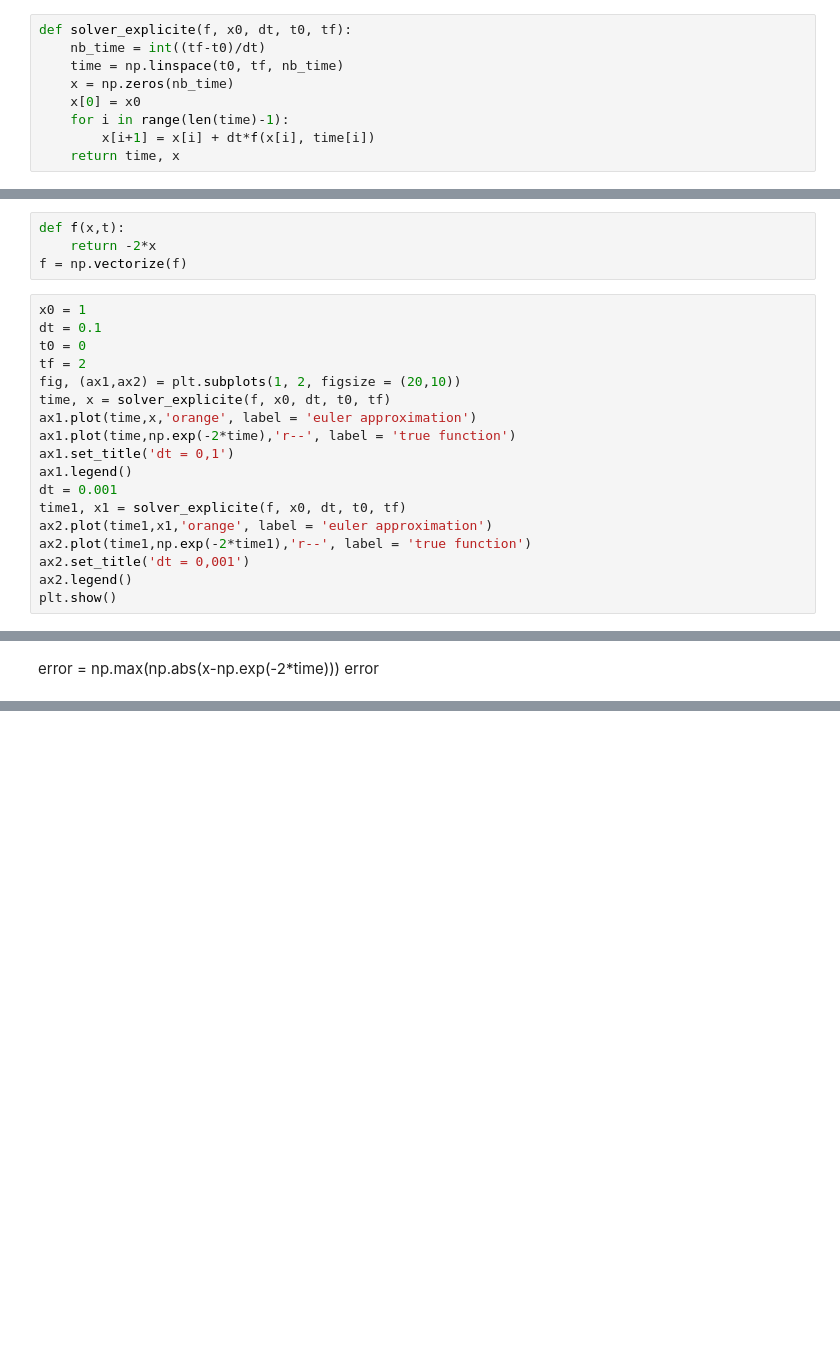
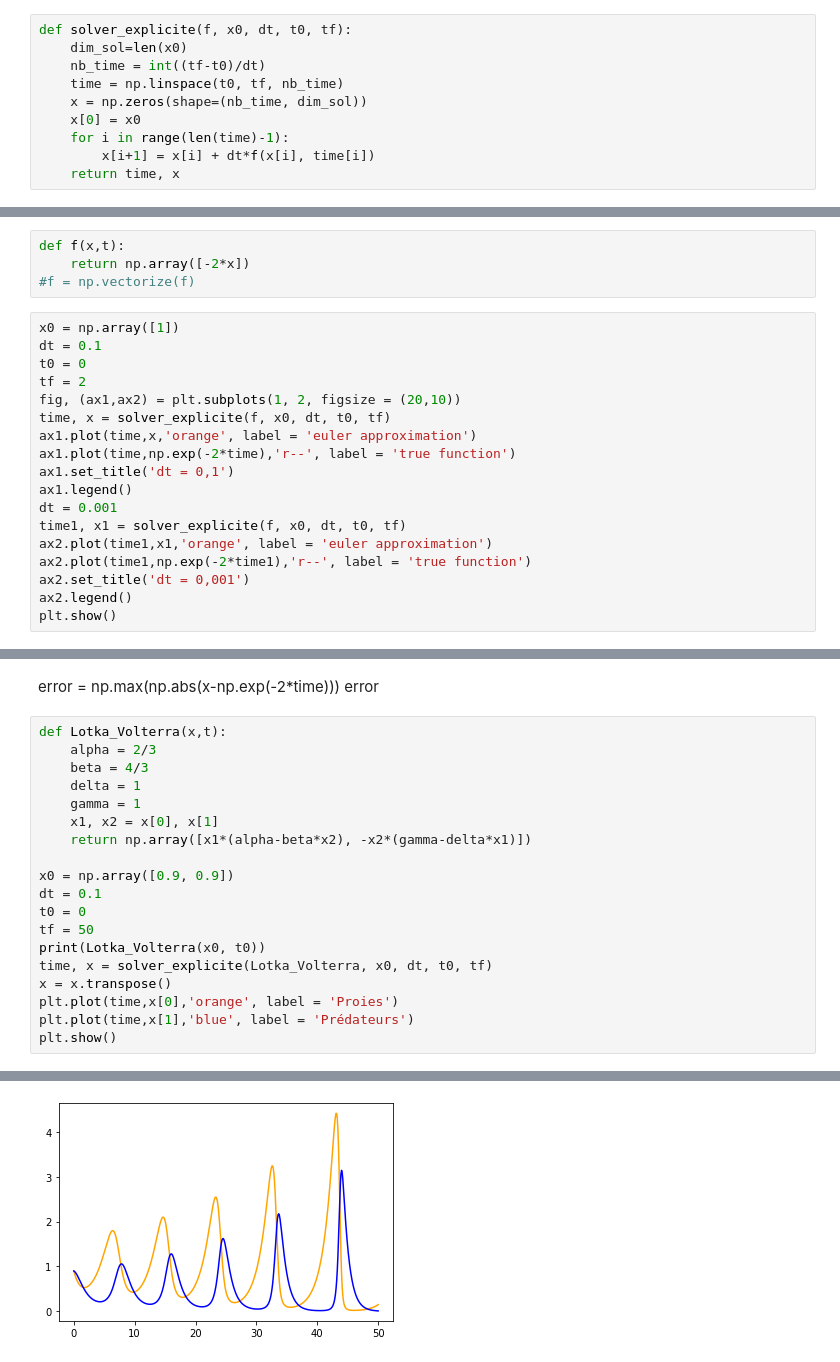
Before and after one commit to jpl-c/projet_numerique_proba, a Jupyter notebook: DMequadiff.ipynb, the cells around one changed output, grey strips where cells are left out. Drawn from its saved outputs; the diff is of its cells as text; blank space fills up the shorter version.

```diff
--- a/DMequadiff.ipynb
+++ b/DMequadiff.ipynb
@@ -82,9 +82,10 @@ Au vue de ses graphiques, on peut intuiter que les solutions vont converger vers
 ## Question 6 :
 # %%
 def solver_explicite(f, x0, dt, t0, tf):
+    dim_sol=len(x0)
     nb_time = int((tf-t0)/dt)
     time = np.linspace(t0, tf, nb_time)
-    x = np.zeros(nb_time)
+    x = np.zeros(shape=(nb_time, dim_sol))
     x[0] = x0
     for i in range(len(time)-1):
         x[i+1] = x[i] + dt*f(x[i], time[i])
@@ -94,9 +95,9 @@ On teste cette fonction sur une équation différentielle dont on connaît la so
 # %%
 def f(x,t):
-    return -2*x
-f = np.vectorize(f)
+    return np.array([-2*x])
+#f = np.vectorize(f)
 # %%
-x0 = 1
+x0 = np.array([1])
 dt = 0.1
 t0 = 0
 tf = 2
@@ -132,3 +133,23 @@ On calcul le maximum de l'erreur discrète:
 # %% [markdown]
 error = np.max(np.abs(x-np.exp(-2*time)))
 error
+# %%
+def Lotka_Volterra(x,t):
+    alpha = 2/3
+    beta = 4/3
+    delta = 1
+    gamma = 1
+    x1, x2 = x[0], x[1]
+    return np.array([x1*(alpha-beta*x2), -x2*(gamma-delta*x1)])
+
+x0 = np.array([0.9, 0.9])
+dt = 0.1
+t0 = 0
+tf = 50
+print(Lotka_Volterra(x0, t0))
+time, x = solver_explicite(Lotka_Volterra, x0, dt, t0, tf)
+x = x.transpose()
+plt.plot(time,x[0],'orange', label = 'Proies')
+plt.plot(time,x[1],'blue', label = 'Prédateurs')
+plt.show()
+# %% [output]
@@ -134,0 +157 @@ error
+[figure, added]
```
Also changed, not shown: parts of 7 cells of this notebook.
